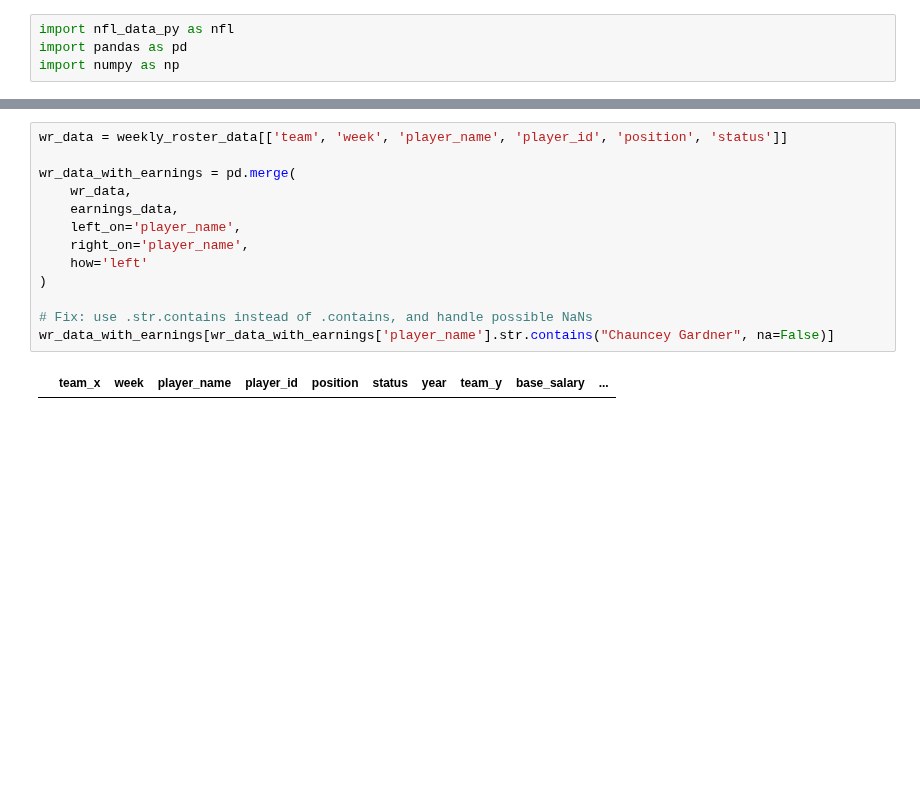
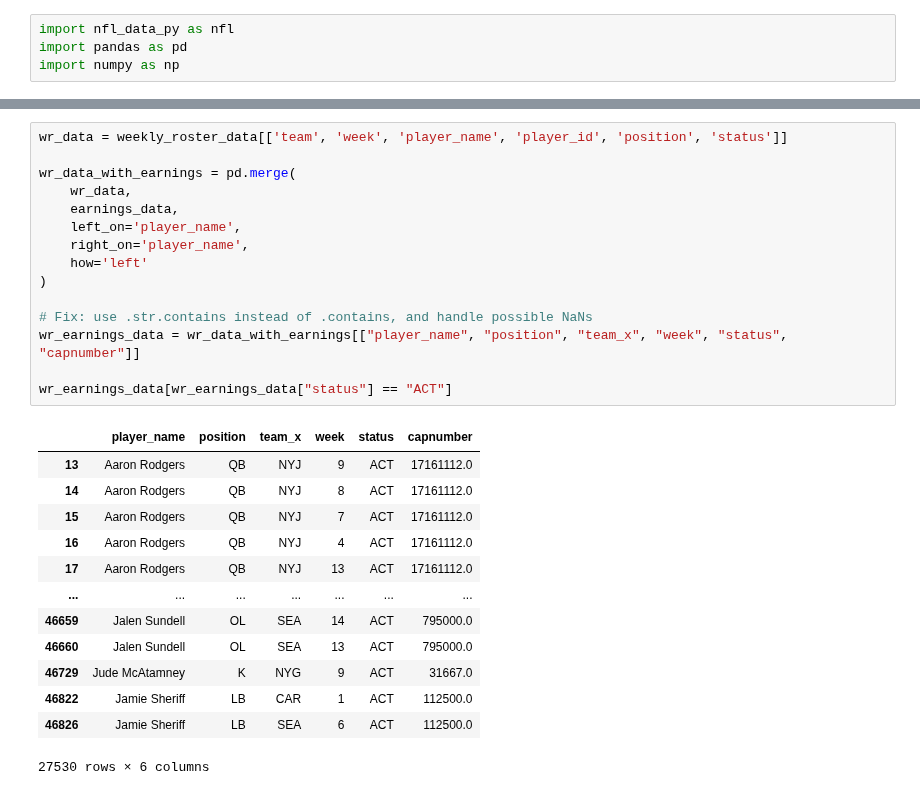
Before and after one commit to azcao95/group-25-mads-milestone-1, a Jupyter notebook: dollar-per-first.ipynb, the cells around one changed output, grey strips where cells are left out. Drawn from its saved outputs; the diff is of its cells as text; blank space fills up the shorter version.

```diff
--- a/dollar-per-first.ipynb
+++ b/dollar-per-first.ipynb
@@ -12,15 +13,29 @@ Downcasting floats.
 # %%
 wr_data = weekly_roster_data[['team', 'week', 'player_name', 'player_id', 'position', 'status']]
 
 wr_data_with_earnings = pd.merge(
     wr_data,
     earnings_data,
     left_on='player_name',
     right_on='player_name',
     how='left'
 )
 
 # Fix: use .str.contains instead of .contains, and handle possible NaNs
-wr_data_with_earnings[wr_data_with_earnings['player_name'].str.contains("Chauncey Gardner", na=False)]
+wr_earnings_data = wr_data_with_earnings[["player_name", "position", "team_x", "week", "status", "capnumber"]]
+
+wr_earnings_data[wr_earnings_data["status"] == "ACT"]
 # %% [output]
-|  | team_x | week | player_name | player_id | position | status | year | team_y | base_salary | ... |
+|  | player_name | position | team_x | week | status | capnumber |
+| 13 | Aaron Rodgers | QB | NYJ | 9 | ACT | 17161112.0 |
+| 14 | Aaron Rodgers | QB | NYJ | 8 | ACT | 17161112.0 |
+| 15 | Aaron Rodgers | QB | NYJ | 7 | ACT | 17161112.0 |
+| 16 | Aaron Rodgers | QB | NYJ | 4 | ACT | 17161112.0 |
+| 17 | Aaron Rodgers | QB | NYJ | 13 | ACT | 17161112.0 |
+| ... | ... | ... | ... | ... | ... | ... |
+| 46659 | Jalen Sundell | OL | SEA | 14 | ACT | 795000.0 |
+| 46660 | Jalen Sundell | OL | SEA | 13 | ACT | 795000.0 |
+| 46729 | Jude McAtamney | K | NYG | 9 | ACT | 31667.0 |
+| 46822 | Jamie Sheriff | LB | CAR | 1 | ACT | 112500.0 |
+| 46826 | Jamie Sheriff | LB | SEA | 6 | ACT | 112500.0 |
+27530 rows × 6 columns
```
Also changed, not shown: parts of 2 cells of this notebook.
